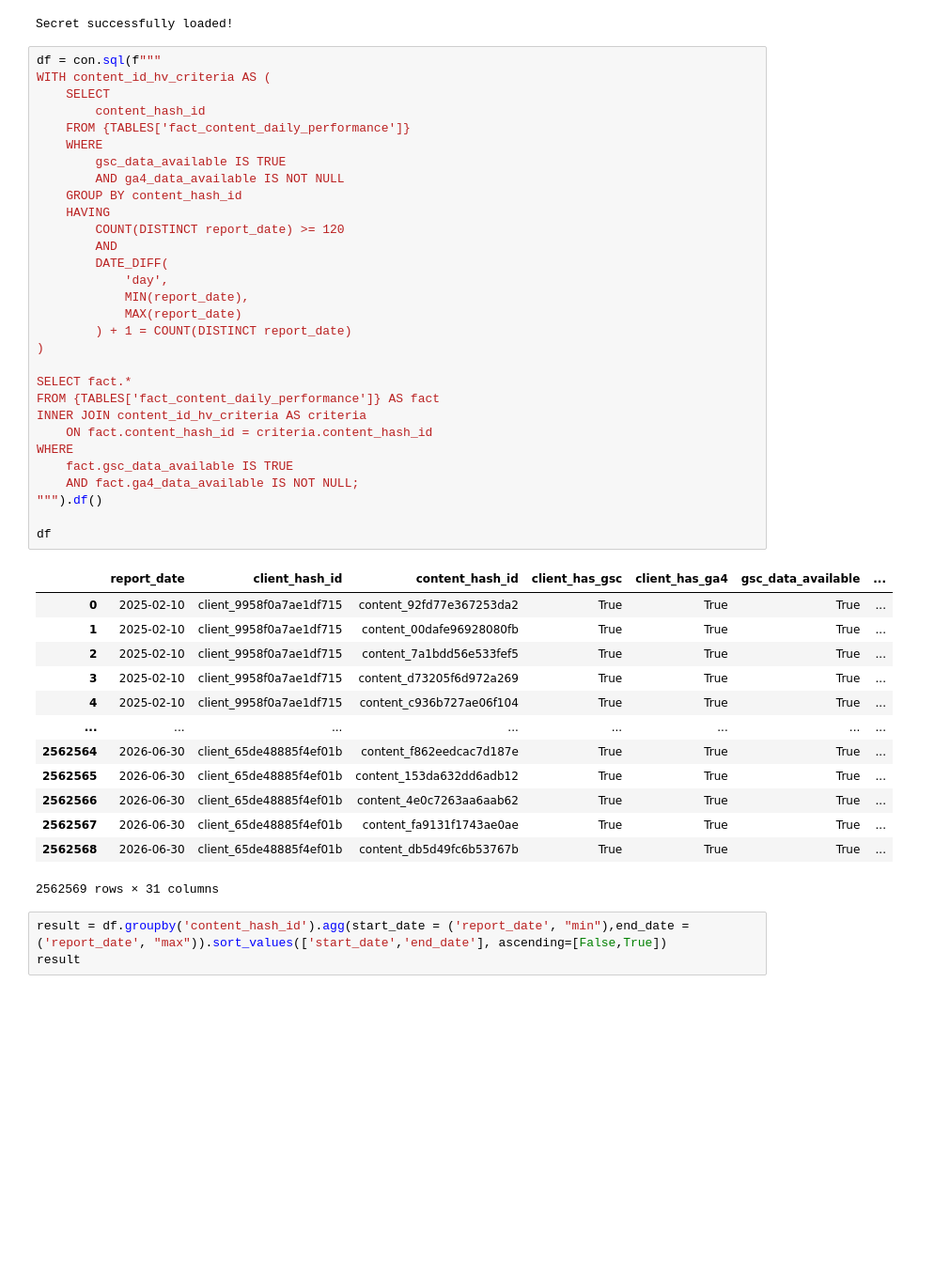
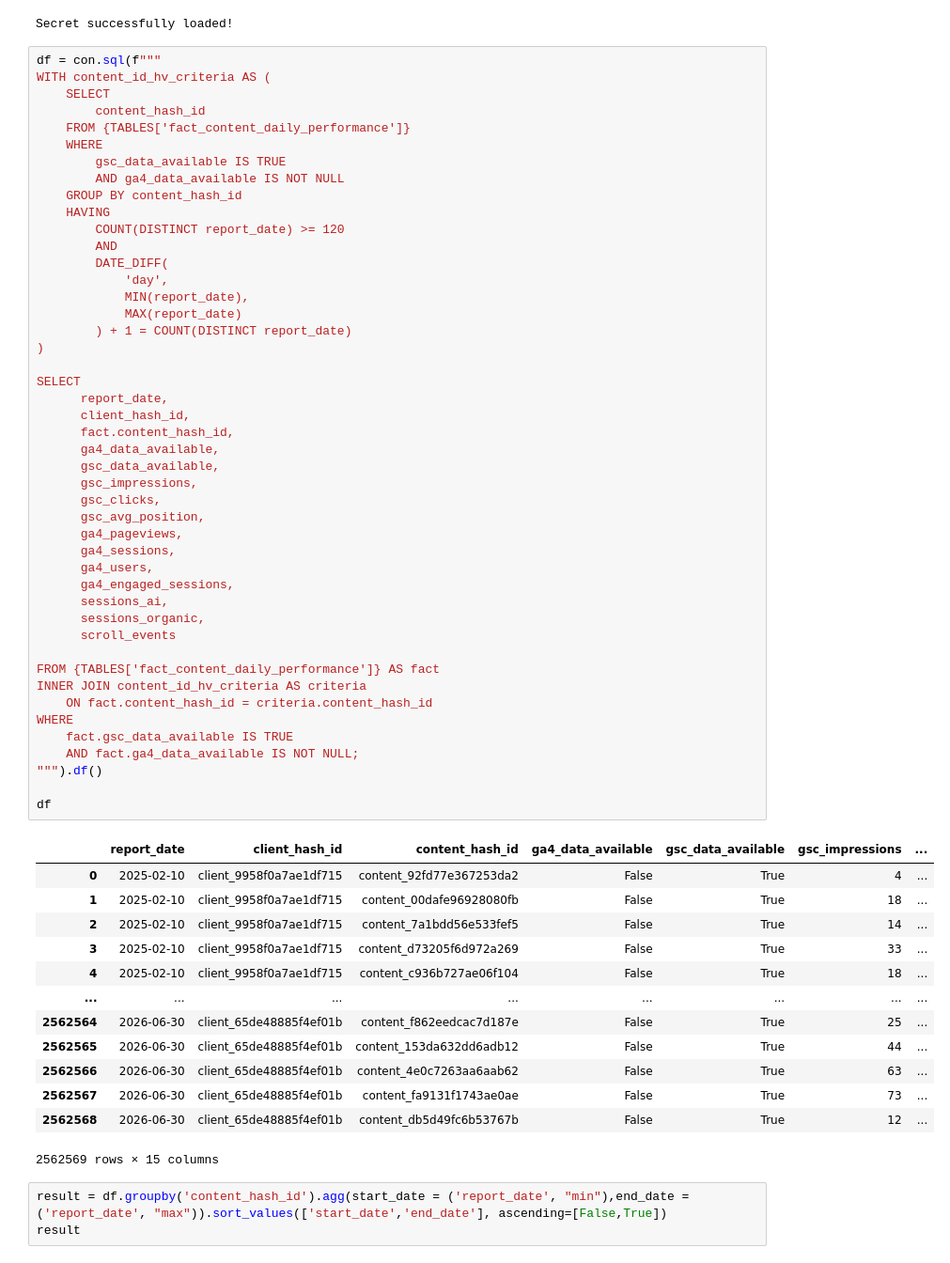
Before and after one commit to octane21/flyrank-internship-ML, a Jupyter notebook: work/notebooks/w04_baseline_score.ipynb, the cells around one changed output. Shown at 94% size. Saved outputs shown, nothing was run; the diff lists cells and outputs as text; blank space fills up the shorter version.

```diff
--- a/work/notebooks/w04_baseline_score.ipynb
+++ b/work/notebooks/w04_baseline_score.ipynb
@@ -36,47 +36,63 @@ Secret successfully loaded!
 # %%
 df = con.sql(f"""
 WITH content_id_hv_criteria AS (
     SELECT
         content_hash_id
     FROM {TABLES['fact_content_daily_performance']}
     WHERE
         gsc_data_available IS TRUE
         AND ga4_data_available IS NOT NULL
     GROUP BY content_hash_id
     HAVING
         COUNT(DISTINCT report_date) >= 120
         AND
         DATE_DIFF(
             'day',
             MIN(report_date),
             MAX(report_date)
         ) + 1 = COUNT(DISTINCT report_date)
 )
 
-SELECT fact.*
+SELECT
+      report_date,
+      client_hash_id,
+      fact.content_hash_id,
+      ga4_data_available,
+      gsc_data_available,
+      gsc_impressions,
+      gsc_clicks,
+      gsc_avg_position,
+      ga4_pageviews,
+      ga4_sessions,
+      ga4_users,
+      ga4_engaged_sessions,
+      sessions_ai,
+      sessions_organic,
+      scroll_events
+
 FROM {TABLES['fact_content_daily_performance']} AS fact
 INNER JOIN content_id_hv_criteria AS criteria
     ON fact.content_hash_id = criteria.content_hash_id
 WHERE
     fact.gsc_data_available IS TRUE
     AND fact.ga4_data_available IS NOT NULL;
 """).df()
 
 df
 # %% [output]
-|  | report_date | client_hash_id | content_hash_id | client_has_gsc | client_has_ga4 | gsc_data_available | ... |
-| 0 | 2025-02-10 | client_9958f0a7ae1df715 | content_92fd77e367253da2 | True | True | True | ... |
-| 1 | 2025-02-10 | client_9958f0a7ae1df715 | content_00dafe96928080fb | True | True | True | ... |
-| 2 | 2025-02-10 | client_9958f0a7ae1df715 | content_7a1bdd56e533fef5 | True | True | True | ... |
-| 3 | 2025-02-10 | client_9958f0a7ae1df715 | content_d73205f6d972a269 | True | True | True | ... |
-| 4 | 2025-02-10 | client_9958f0a7ae1df715 | content_c936b727ae06f104 | True | True | True | ... |
+|  | report_date | client_hash_id | content_hash_id | ga4_data_available | gsc_data_available | gsc_impressions | ... |
+| 0 | 2025-02-10 | client_9958f0a7ae1df715 | content_92fd77e367253da2 | False | True | 4 | ... |
+| 1 | 2025-02-10 | client_9958f0a7ae1df715 | content_00dafe96928080fb | False | True | 18 | ... |
+| 2 | 2025-02-10 | client_9958f0a7ae1df715 | content_7a1bdd56e533fef5 | False | True | 14 | ... |
+| 3 | 2025-02-10 | client_9958f0a7ae1df715 | content_d73205f6d972a269 | False | True | 33 | ... |
+| 4 | 2025-02-10 | client_9958f0a7ae1df715 | content_c936b727ae06f104 | False | True | 18 | ... |
 | ... | ... | ... | ... | ... | ... | ... | ... |
-| 2562564 | 2026-06-30 | client_65de48885f4ef01b | content_f862eedcac7d187e | True | True | True | ... |
-| 2562565 | 2026-06-30 | client_65de48885f4ef01b | content_153da632dd6adb12 | True | True | True | ... |
-| 2562566 | 2026-06-30 | client_65de48885f4ef01b | content_4e0c7263aa6aab62 | True | True | True | ... |
-| 2562567 | 2026-06-30 | client_65de48885f4ef01b | content_fa9131f1743ae0ae | True | True | True | ... |
-| 2562568 | 2026-06-30 | client_65de48885f4ef01b | content_db5d49fc6b53767b | True | True | True | ... |
+| 2562564 | 2026-06-30 | client_65de48885f4ef01b | content_f862eedcac7d187e | False | True | 25 | ... |
+| 2562565 | 2026-06-30 | client_65de48885f4ef01b | content_153da632dd6adb12 | False | True | 44 | ... |
+| 2562566 | 2026-06-30 | client_65de48885f4ef01b | content_4e0c7263aa6aab62 | False | True | 63 | ... |
+| 2562567 | 2026-06-30 | client_65de48885f4ef01b | content_fa9131f1743ae0ae | False | True | 73 | ... |
+| 2562568 | 2026-06-30 | client_65de48885f4ef01b | content_db5d49fc6b53767b | False | True | 12 | ... |
-2562569 rows × 31 columns
+2562569 rows × 15 columns
 # %%
 result = df.groupby('content_hash_id').agg(start_date = ('report_date', "min"),end_date = ('report_date', "max")).sort_values(['start_date','end_date'], ascending=[False,True])
 result
```
Also changed, not shown: parts of 14 cells of this notebook.
